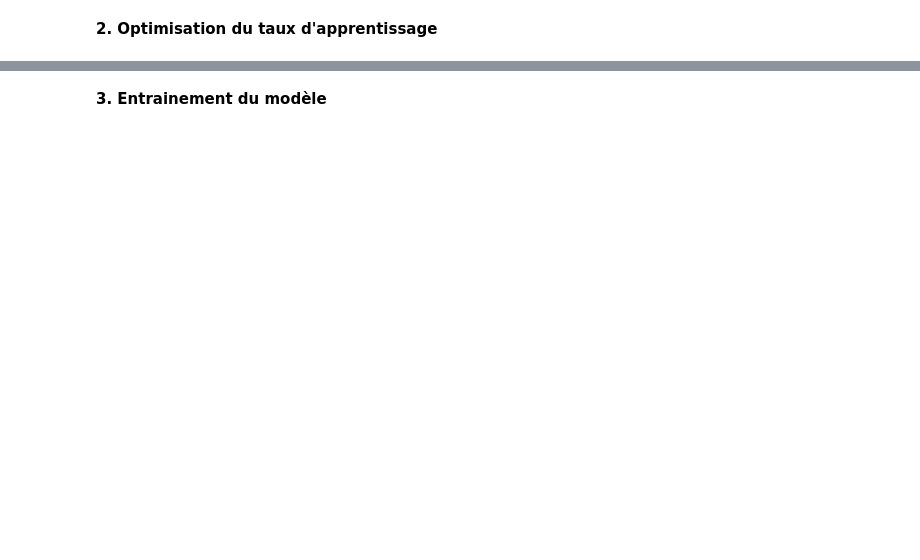
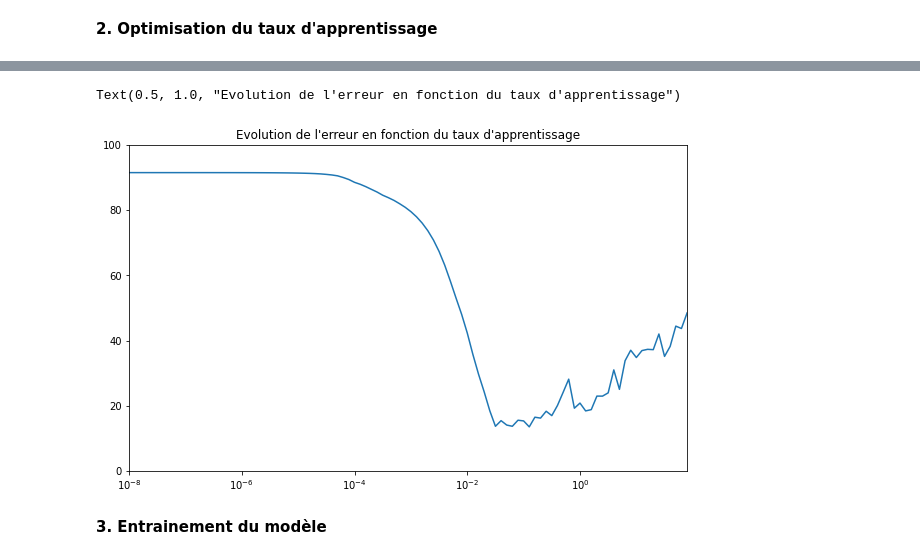
Before and after one commit to AlexandreBourrieau/ML, a Jupyter notebook: Carnets Jupyter/Séries temporelles/Reseau_LSTM_Avec_Attention.ipynb, the cells around one changed output, grey strips where cells are left out. Saved outputs shown, nothing was run; the diff lists cells and outputs as text; code cells hidden in the pictures; blank space fills up the shorter version.

```diff
--- a/Carnets Jupyter/Séries temporelles/Reseau_LSTM_Avec_Attention.ipynb
+++ b/Carnets Jupyter/Séries temporelles/Reseau_LSTM_Avec_Attention.ipynb
@@ -148,0 +207,23 @@ model.summary()
+# %%
+# Local p* attention
+
+from layers import Attention, SelfAttention
+
+# Fonction dela couche lambda de sortie
+def Traitement_Sorties(x):
+  return(x*100.0)
+
+
+inputs = tf.keras.Input(batch_shape=(None,taille_fenetre,1))
+encoder_output, hidden_state, cell_stat =tf.keras.layers.LSTM(units=40,return_sequences=True,return_state=True)(inputs)
+
+attention_input = [encoder_output, hidden_state]
+
+encoder_output, attention_weights = Attention(context='many-to-one', alignment_type='local-p*', window_width=taille_fenetre)(attention_input)
+
+outputs = tf.keras.layers.Dense(1,trainable=True)(encoder_output)
+
+out = tf.keras.layers.Lambda(Traitement_Sorties)(outputs)
+model=tf.keras.Model(inputs,outputs)
+
+model.summary()
@@ -154,11 +253,10 @@ tf.keras.backend.clear_session()
 # %%
 # Définition de la fonction de régulation du taux d'apprentissage
 def RegulationTauxApprentissage(periode, taux):
-  return 1e-8*10**(periode/20)
-
+  return 1e-8*10**(periode/10)
 
 # Définition de l'optimiseur à utiliser
-optimiseur=tf.keras.optimizers.SGD(lr=1e-8, momentum=0.9)
+optimiseur=tf.keras.optimizers.Adam()
 
 # Utilisation de la méthode ModelCheckPoint
 CheckPoint = tf.keras.callbacks.ModelCheckpoint("poids.hdf5", monitor='loss', verbose=1, save_best_only=True, save_weights_only = True, mode='auto', save_freq='epoch')
@@ -171,12 +275,15 @@ historique = model.fit(dataset,epochs=100,verbose=1, callbacks=[tf.keras.callbac
 # %%
 # Construit un vecteur avec les valeurs du taux d'apprentissage à chaque période
-taux = 1e-8*(10**(np.arange(100)/20))
+taux = 1e-8*(10**(np.arange(100)/10))
 
 # Affiche l'erreur en fonction du taux d'apprentissage
 plt.figure(figsize=(10, 6))
 plt.semilogx(taux,historique.history["loss"])
 plt.axis([ taux[0], taux[99], 0, 100])
 plt.title("Evolution de l'erreur en fonction du taux d'apprentissage")
+# %% [output]
+Text(0.5, 1.0, "Evolution de l'erreur en fonction du taux d'apprentissage")
+[figure, added]
 # %% [markdown]
 **3. Entrainement du modèle**
 # %%
```
Also changed, not shown: parts of 11 cells of this notebook.
